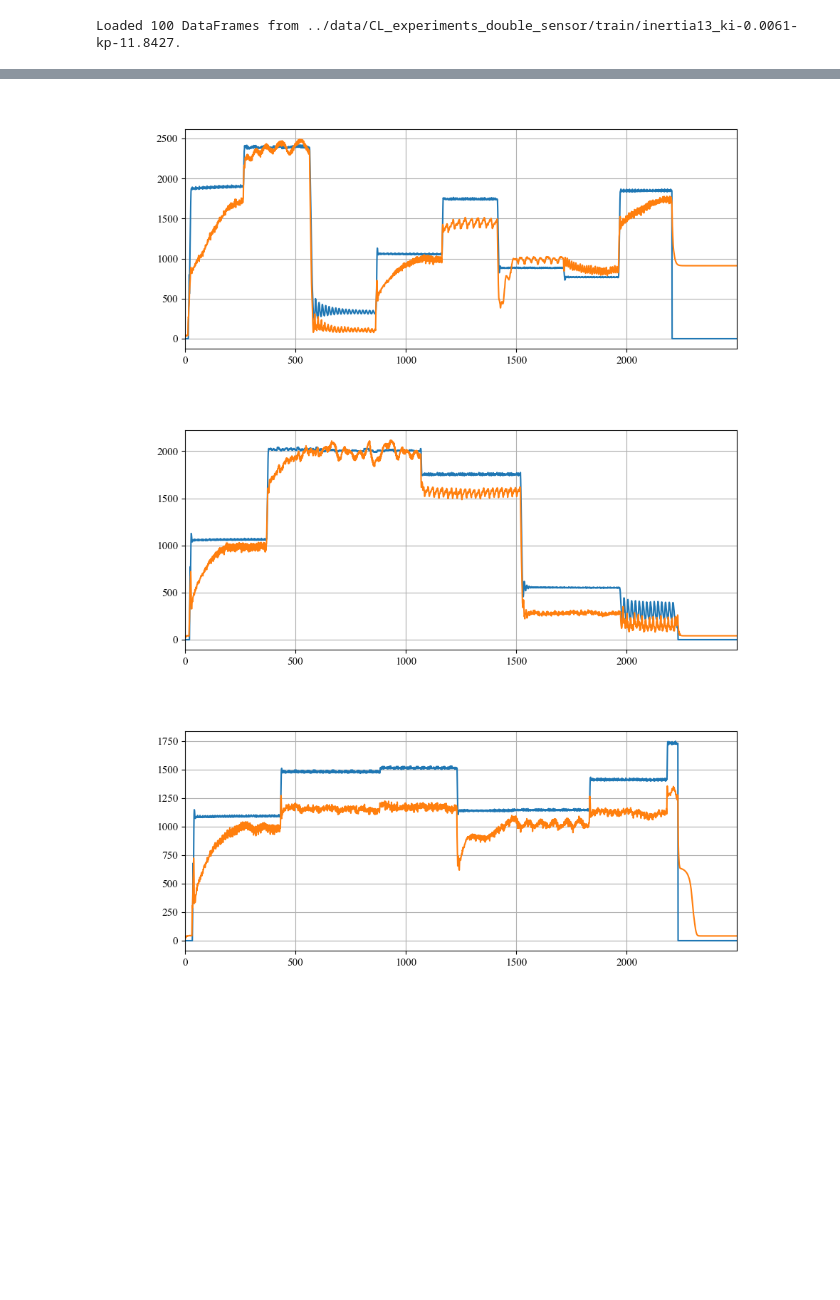
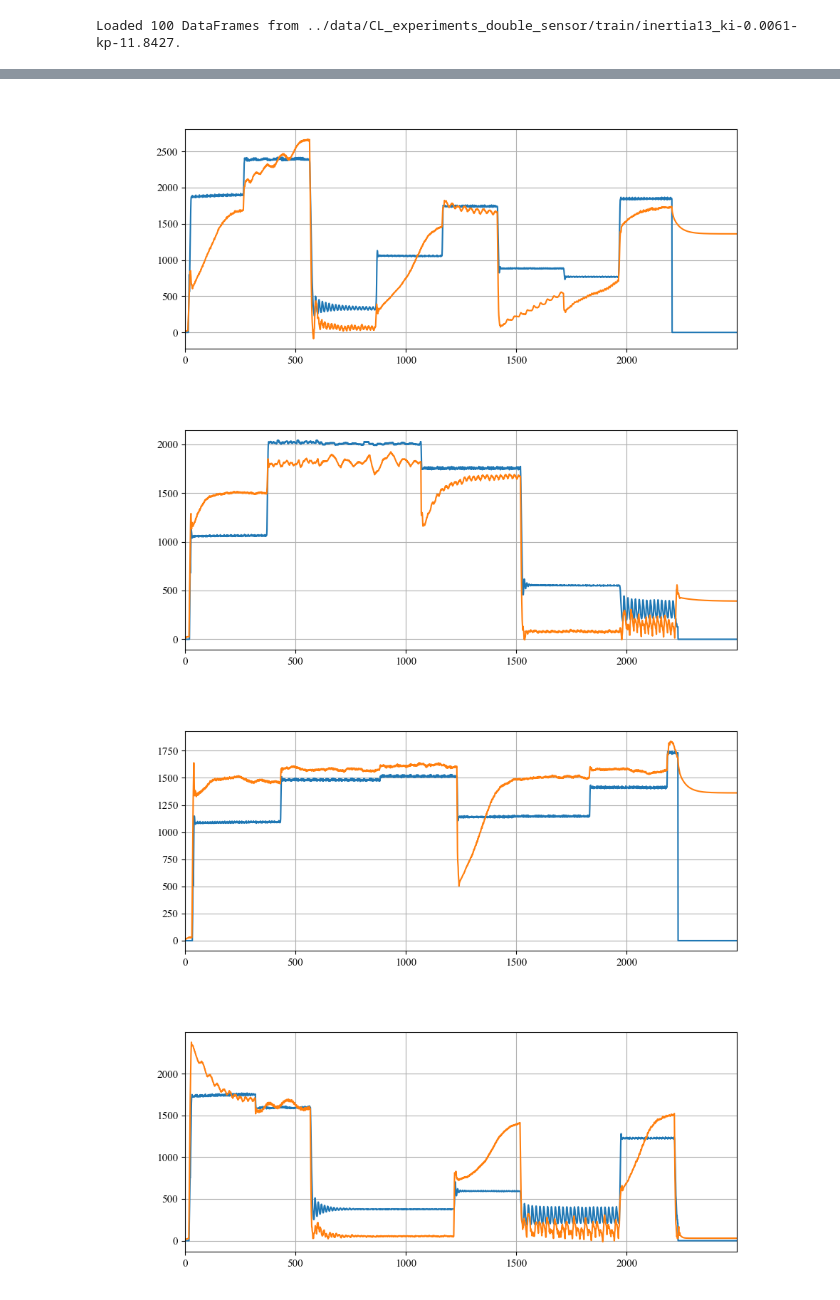
Before and after one commit to buswayne/in-context-bldc, a Jupyter notebook: speed_estimator/test_zerostep2_v2.ipynb, the cells around one changed output, grey strips where cells are left out. Drawn from its saved outputs; the diff is of its cells as text; code cells hidden in the pictures; blank space fills up the shorter version.

```diff
--- a/speed_estimator/test_zerostep2_v2.ipynb
+++ b/speed_estimator/test_zerostep2_v2.ipynb
@@ -30,7 +30,7 @@ plt.rcParams['axes.xmargin']=0
 out_dir = "out"
 batch_size = 1024
 
-model_name = "ckpt_50pct_recursive_h100_v2.pt"
+model_name = "ckpt_50pct_recursive_h10_n20.pt"
 # folder_path = '../data/CL_experiments/test/inertia07_ki-0.0061-kp-11.8427'
 # folder_path = '../data/CL_experiments/test/inertia04_ki-0.0061-kp-11.8427'
 # folder_path = '../../../in-context-bldc/data/simulated/10_percent'
@@ -218,7 +237,7 @@ for i in range(df_len):
 
 print("Average rmse: ", rmse.mean())
 
-for i in range(5):
+for i in range(10):
 
     y_full_np = y_full_all.cpu().numpy()  # Shape (seq_len, 1)
     y_pred_np = y_pred_all.cpu().numpy()
@@ -234,3 +253,4 @@ Average rmse:  306.52768325805664
-[figure, old version]
+[figure, new version]
-[figure, old version]
+[figure, new version]
-[figure, old version]
+[figure, new version]
+[figure, added]
```
Also changed, not shown: parts of 4 cells of this notebook, 38 other files.
